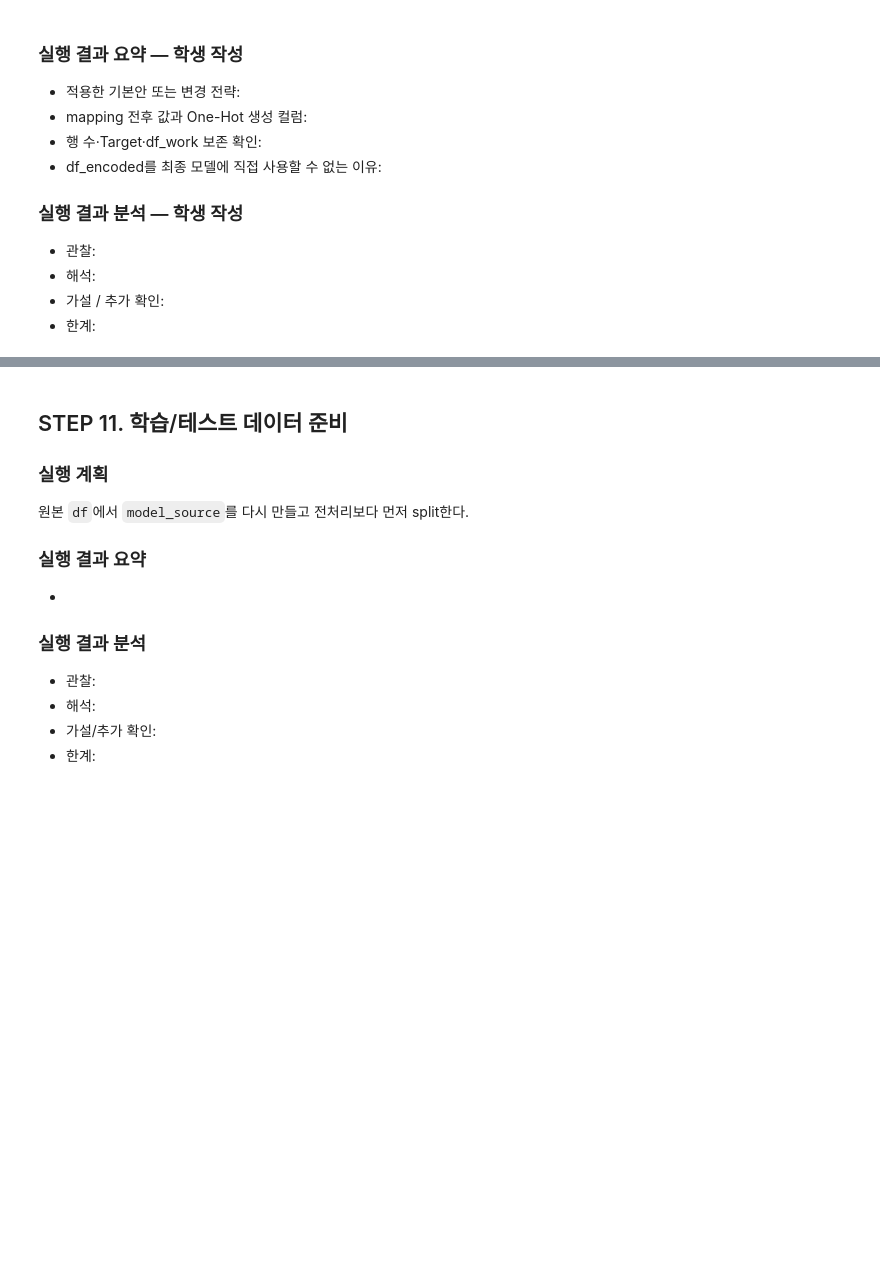
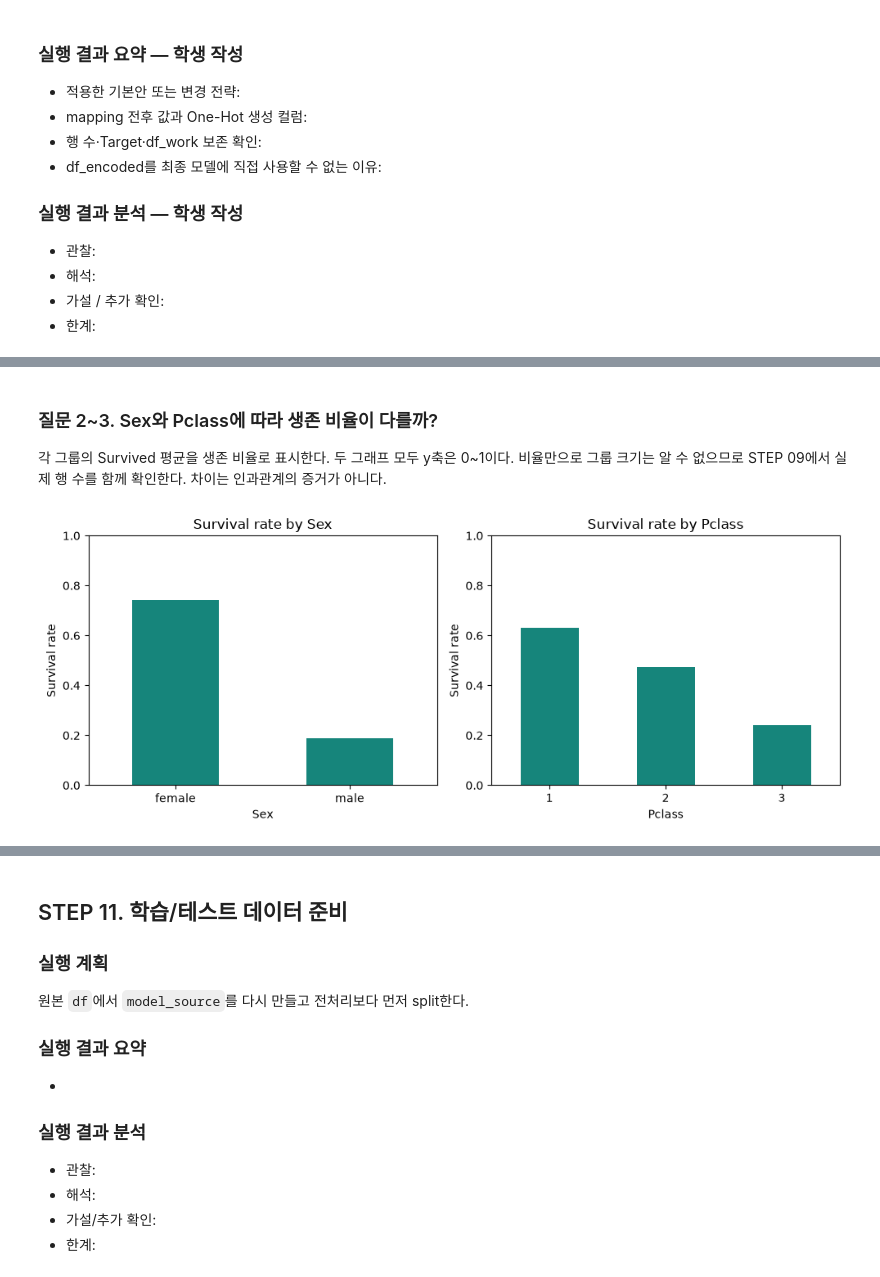
Before and after one commit to GilbertMoon/llm-data-analysis-course, a Jupyter notebook: notebooks/titanic_ai_analysis.ipynb, the cells around one changed output, grey strips where cells are left out. Saved outputs shown, nothing was run; the diff lists cells and outputs as text; code cells hidden in the pictures; blank space fills up the shorter version.

```diff
--- a/notebooks/titanic_ai_analysis.ipynb
+++ b/notebooks/titanic_ai_analysis.ipynb
@@ -685,0 +694,15 @@ Separate objects: True
+# %% [markdown]
+### 질문 2~3. Sex와 Pclass에 따라 생존 비율이 다를까?
+각 그룹의 Survived 평균을 생존 비율로 표시한다. 두 그래프 모두 y축은 0~1이다. 비율만으로 그룹 크기는 알 수 없으므로 STEP 09에서 실제 행 수를 함께 확인한다. 차이는 인과관계의 증거가 아니다.
+# %%
+fig, axes = plt.subplots(1, 2, figsize=(10, 4))
+for column, ax in zip(["Sex", "Pclass"], axes):
+    df_work.groupby(column, dropna=False)["Survived"].mean().plot.bar(
+        ax=ax, color="#16857b", rot=0,
+    )
+    ax.set(title=f"Survival rate by {column}", xlabel=column, ylabel="Survival rate", ylim=(0, 1))
+fig.tight_layout()
+plt.show()
+plt.close(fig)
+# %% [output]
+[figure, added]
```
Also changed, not shown: parts of 26 cells of this notebook, 1 other file.
